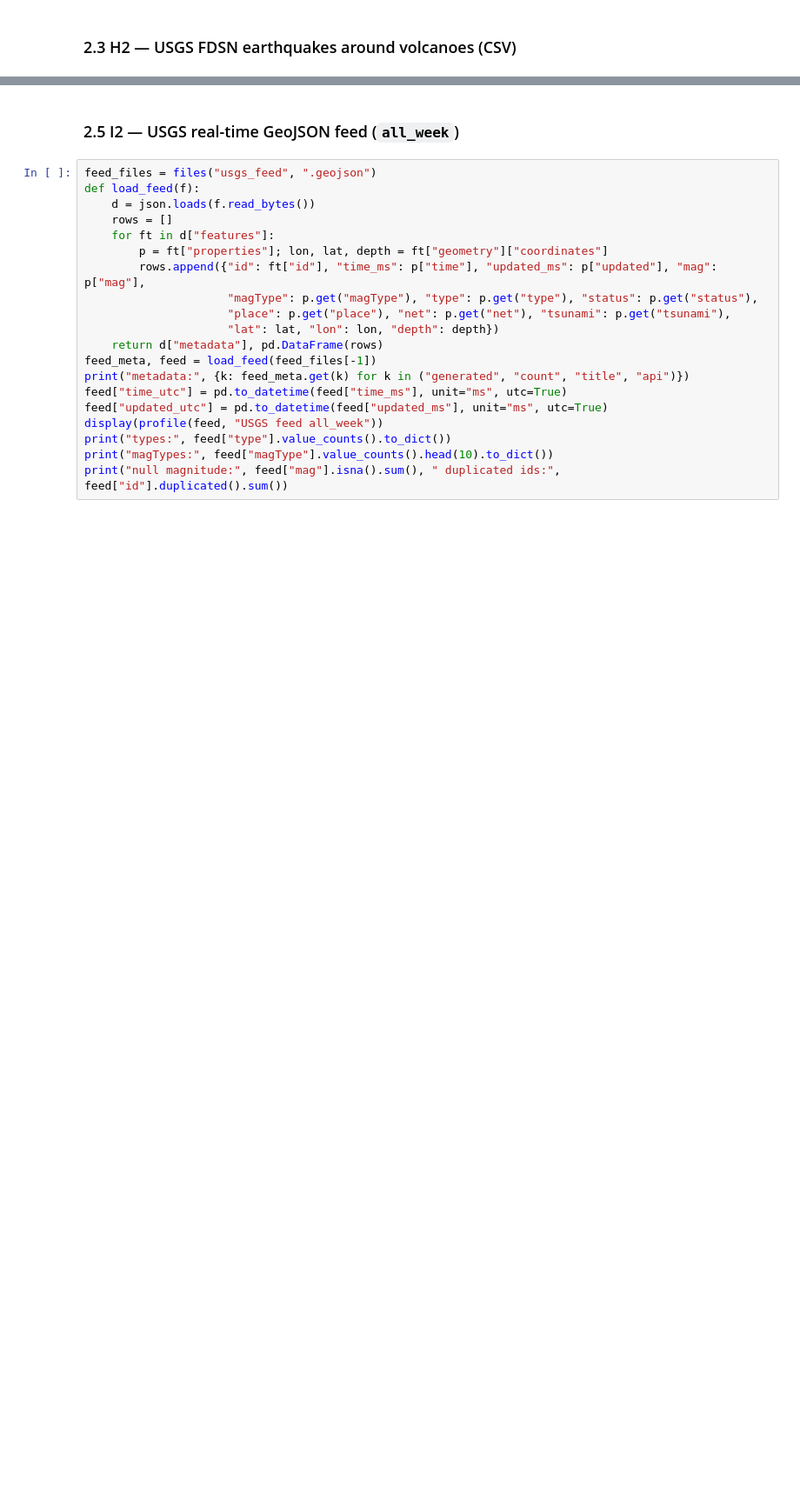
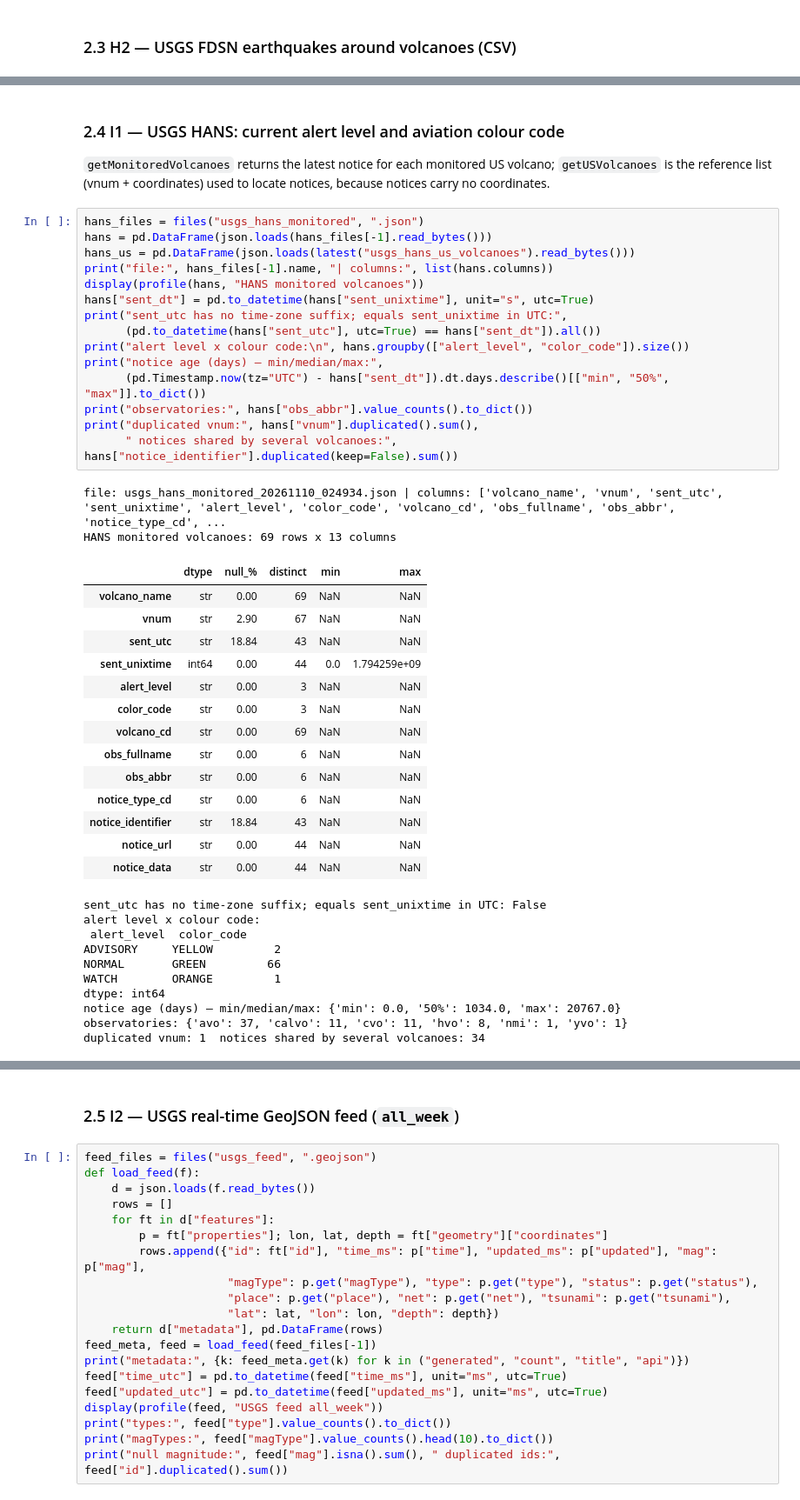
Before and after one commit to jhonatanvj/Proyecto_Analisis_De_Datos, a Jupyter notebook: notebooks/01_source_profiling.ipynb, the cells around one changed output, grey strips where cells are left out. Shown at 87% size. Cells and saved outputs as stored; diff of their text form; blank space fills up the shorter version.

```diff
--- a/notebooks/01_source_profiling.ipynb
+++ b/notebooks/01_source_profiling.ipynb
@@ -146,0 +270,45 @@ plt.tight_layout()
+# %% [markdown]
+### 2.4 I1 — USGS HANS: current alert level and aviation colour code
+`getMonitoredVolcanoes` returns the latest notice for each monitored US volcano; `getUSVolcanoes` is the reference list (vnum + coordinates) used to locate notices, because notices carry no coordinates.
+# %%
+hans_files = files("usgs_hans_monitored", ".json")
+hans = pd.DataFrame(json.loads(hans_files[-1].read_bytes()))
+hans_us = pd.DataFrame(json.loads(latest("usgs_hans_us_volcanoes").read_bytes()))
+print("file:", hans_files[-1].name, "| columns:", list(hans.columns))
+display(profile(hans, "HANS monitored volcanoes"))
+hans["sent_dt"] = pd.to_datetime(hans["sent_unixtime"], unit="s", utc=True)
+print("sent_utc has no time-zone suffix; equals sent_unixtime in UTC:",
+      (pd.to_datetime(hans["sent_utc"], utc=True) == hans["sent_dt"]).all())
+print("alert level x colour code:\n", hans.groupby(["alert_level", "color_code"]).size())
+print("notice age (days) — min/median/max:",
+      (pd.Timestamp.now(tz="UTC") - hans["sent_dt"]).dt.days.describe()[["min", "50%", "max"]].to_dict())
+print("observatories:", hans["obs_abbr"].value_counts().to_dict())
+print("duplicated vnum:", hans["vnum"].duplicated().sum(),
+      " notices shared by several volcanoes:", hans["notice_identifier"].duplicated(keep=False).sum())
+# %% [output]
+file: usgs_hans_monitored_20261110_024934.json | columns: ['volcano_name', 'vnum', 'sent_utc', 'sent_unixtime', 'alert_level', 'color_code', 'volcano_cd', 'obs_fullname', 'obs_abbr', 'notice_type_cd', ...
+HANS monitored volcanoes: 69 rows x 13 columns
+|  | dtype | null_% | distinct | min | max |
+| volcano_name | str | 0.00 | 69 | NaN | NaN |
+| vnum | str | 2.90 | 67 | NaN | NaN |
+| sent_utc | str | 18.84 | 43 | NaN | NaN |
+| sent_unixtime | int64 | 0.00 | 44 | 0.0 | 1.794259e+09 |
+| alert_level | str | 0.00 | 3 | NaN | NaN |
+| color_code | str | 0.00 | 3 | NaN | NaN |
+| volcano_cd | str | 0.00 | 69 | NaN | NaN |
+| obs_fullname | str | 0.00 | 6 | NaN | NaN |
+| obs_abbr | str | 0.00 | 6 | NaN | NaN |
+| notice_type_cd | str | 0.00 | 6 | NaN | NaN |
+| notice_identifier | str | 18.84 | 43 | NaN | NaN |
+| notice_url | str | 0.00 | 44 | NaN | NaN |
+| notice_data | str | 0.00 | 44 | NaN | NaN |
+sent_utc has no time-zone suffix; equals sent_unixtime in UTC: False
+alert level x colour code:
+ alert_level  color_code
+ADVISORY     YELLOW         2
+NORMAL       GREEN         66
+WATCH        ORANGE         1
+dtype: int64
+notice age (days) — min/median/max: {'min': 0.0, '50%': 1034.0, 'max': 20767.0}
+observatories: {'avo': 37, 'calvo': 11, 'cvo': 11, 'hvo': 8, 'nmi': 1, 'yvo': 1}
+duplicated vnum: 1  notices shared by several volcanoes: 34
```
Also changed, not shown: parts of 25 cells of this notebook, 54 other files.
